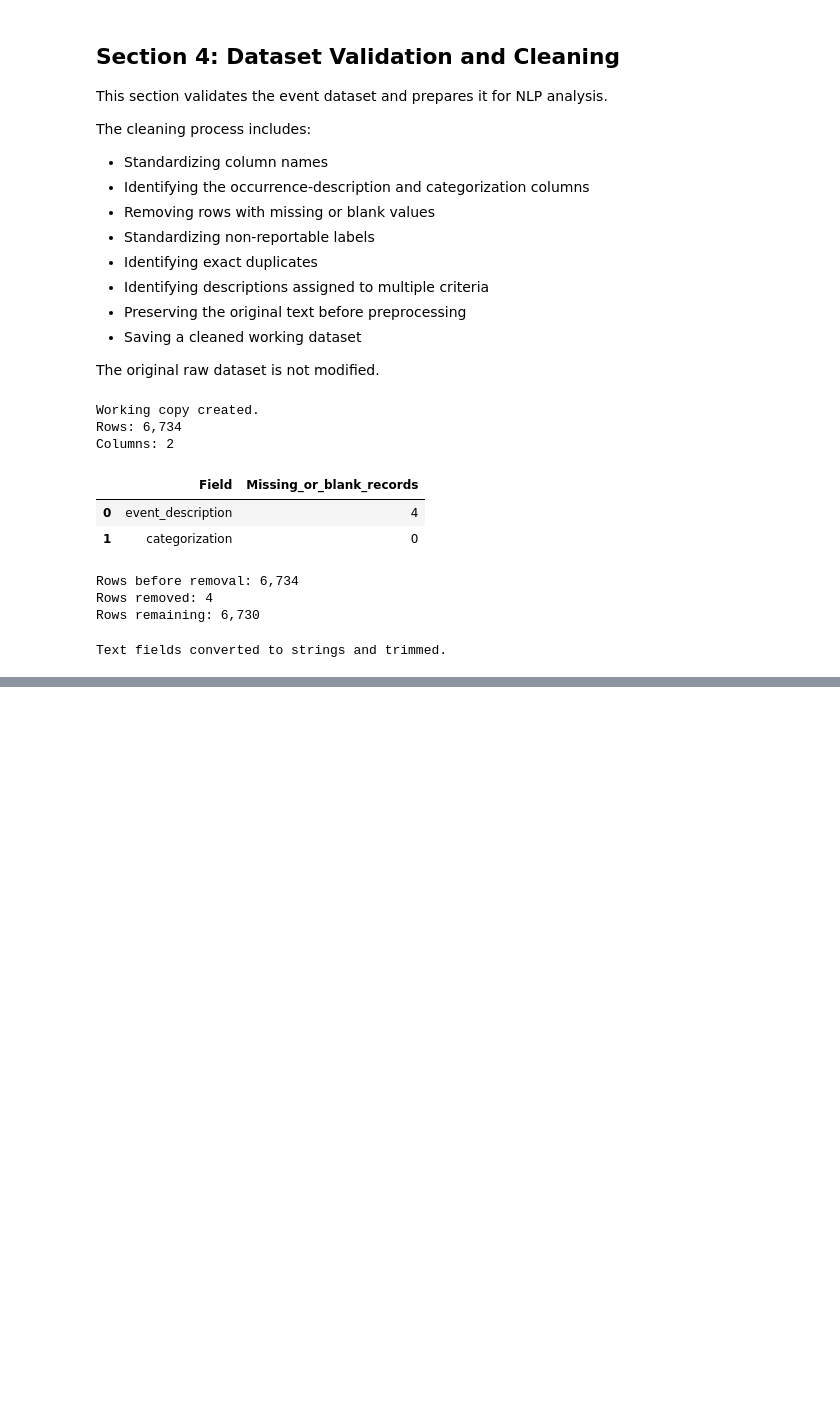
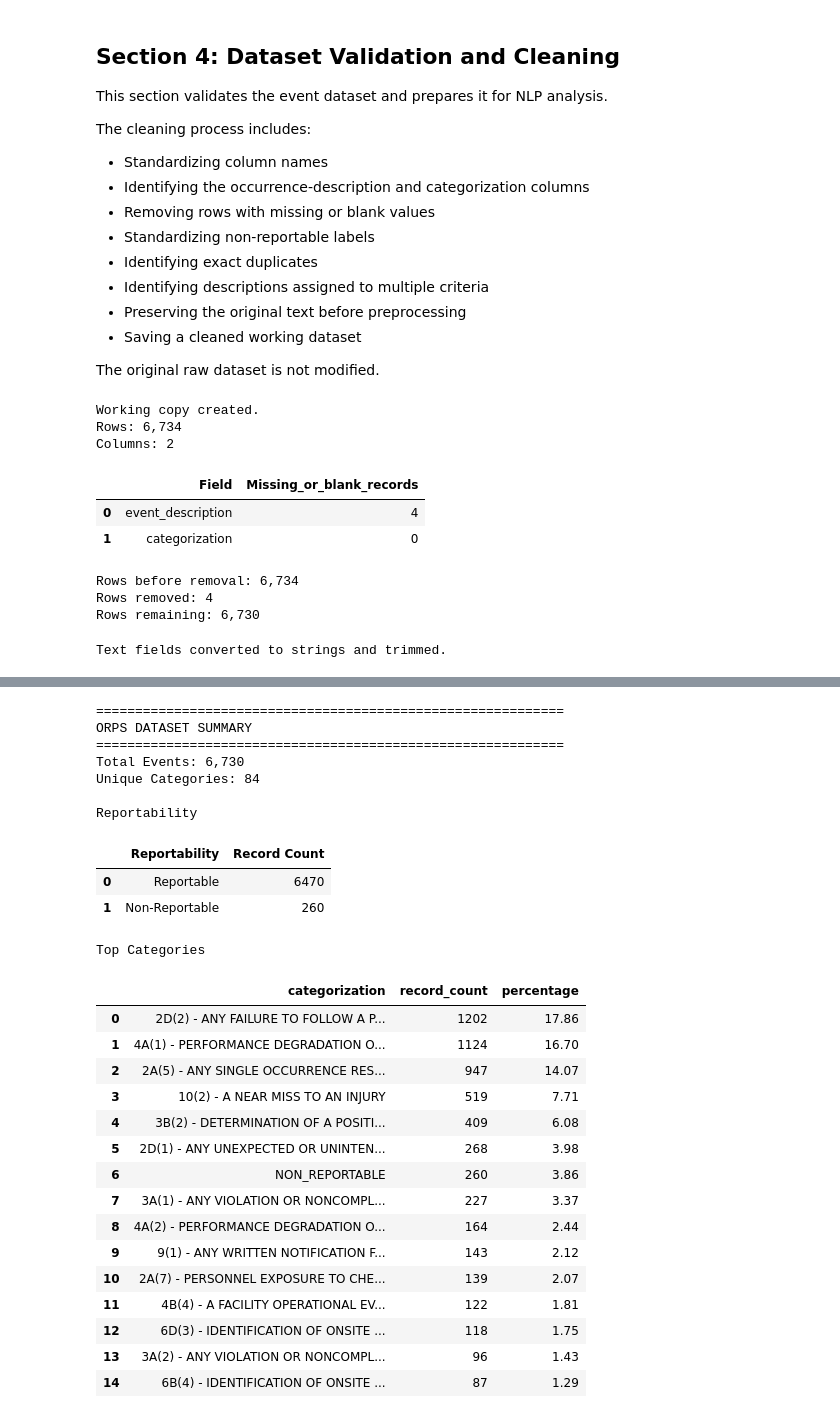
Before and after one commit to rburchf1/AI102Challenges, a Jupyter notebook: ryan-burchfield-ai-102-final-project.ipynb, the cells around one changed output, grey strips where cells are left out. Saved outputs shown, nothing was run; the diff lists cells and outputs as text; code cells hidden in the pictures; blank space fills up the shorter version.

```diff
--- a/ryan-burchfield-ai-102-final-project.ipynb
+++ b/ryan-burchfield-ai-102-final-project.ipynb
@@ -514,0 +538,53 @@ Unique category labels: 179
+# %%
+is_non_reportable = df['categorization'] == 'NON_REPORTABLE'
+reportability_data = {
+    'Reportability': ['Reportable', 'Non-Reportable'],
+    'Record Count': [
+        (~is_non_reportable).sum(),
+        is_non_reportable.sum()
+    ]
+}
+reportability_counts = pd.DataFrame(reportability_data)
+
+print("=" * 60)
+print("ORPS DATASET SUMMARY")
+print("=" * 60)
+
+print(f"Total Events: {len(df):,}")
+print(f"Unique Categories: {df['categorization'].nunique()}")
+
+print("\nReportability")
+
+display(reportability_counts)
+
+print("\nTop Categories")
+
+display(category_counts.head(15))
+# %% [output]
+============================================================
+ORPS DATASET SUMMARY
+============================================================
+Total Events: 6,730
+Unique Categories: 84
+
+Reportability
+|  | Reportability | Record Count |
+| 0 | Reportable | 6470 |
+| 1 | Non-Reportable | 260 |
+Top Categories
+|  | categorization | record_count | percentage |
+| 0 | 2D(2) - ANY FAILURE TO FOLLOW A P... | 1202 | 17.86 |
+| 1 | 4A(1) - PERFORMANCE DEGRADATION O... | 1124 | 16.70 |
+| 2 | 2A(5) - ANY SINGLE OCCURRENCE RES... | 947 | 14.07 |
+| 3 | 10(2) - A NEAR MISS TO AN INJURY | 519 | 7.71 |
+| 4 | 3B(2) - DETERMINATION OF A POSITI... | 409 | 6.08 |
+| 5 | 2D(1) - ANY UNEXPECTED OR UNINTEN... | 268 | 3.98 |
+| 6 | NON_REPORTABLE | 260 | 3.86 |
+| 7 | 3A(1) - ANY VIOLATION OR NONCOMPL... | 227 | 3.37 |
+| 8 | 4A(2) - PERFORMANCE DEGRADATION O... | 164 | 2.44 |
+| 9 | 9(1) - ANY WRITTEN NOTIFICATION F... | 143 | 2.12 |
+| 10 | 2A(7) - PERSONNEL EXPOSURE TO CHE... | 139 | 2.07 |
+| 11 | 4B(4) - A FACILITY OPERATIONAL EV... | 122 | 1.81 |
+| 12 | 6D(3) - IDENTIFICATION OF ONSITE ... | 118 | 1.75 |
+| 13 | 3A(2) - ANY VIOLATION OR NONCOMPL... | 96 | 1.43 |
+| 14 | 6B(4) - IDENTIFICATION OF ONSITE ... | 87 | 1.29 |
```
Also changed, not shown: parts of 73 cells of this notebook.
